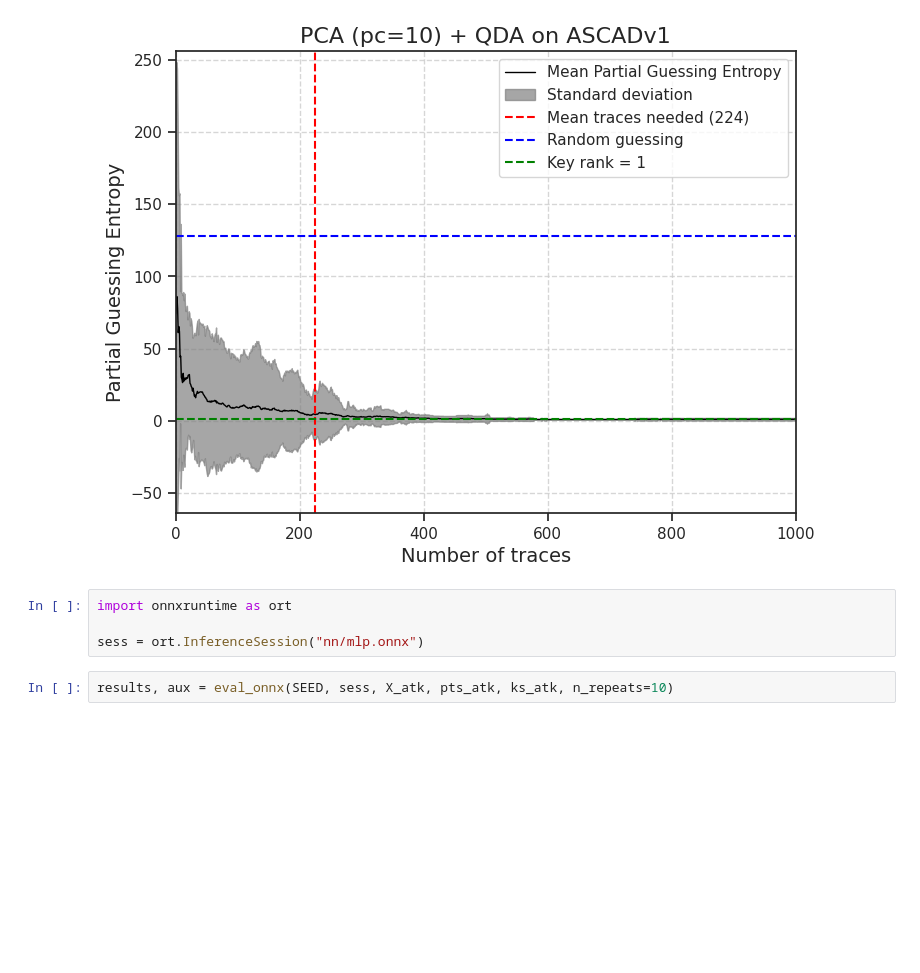
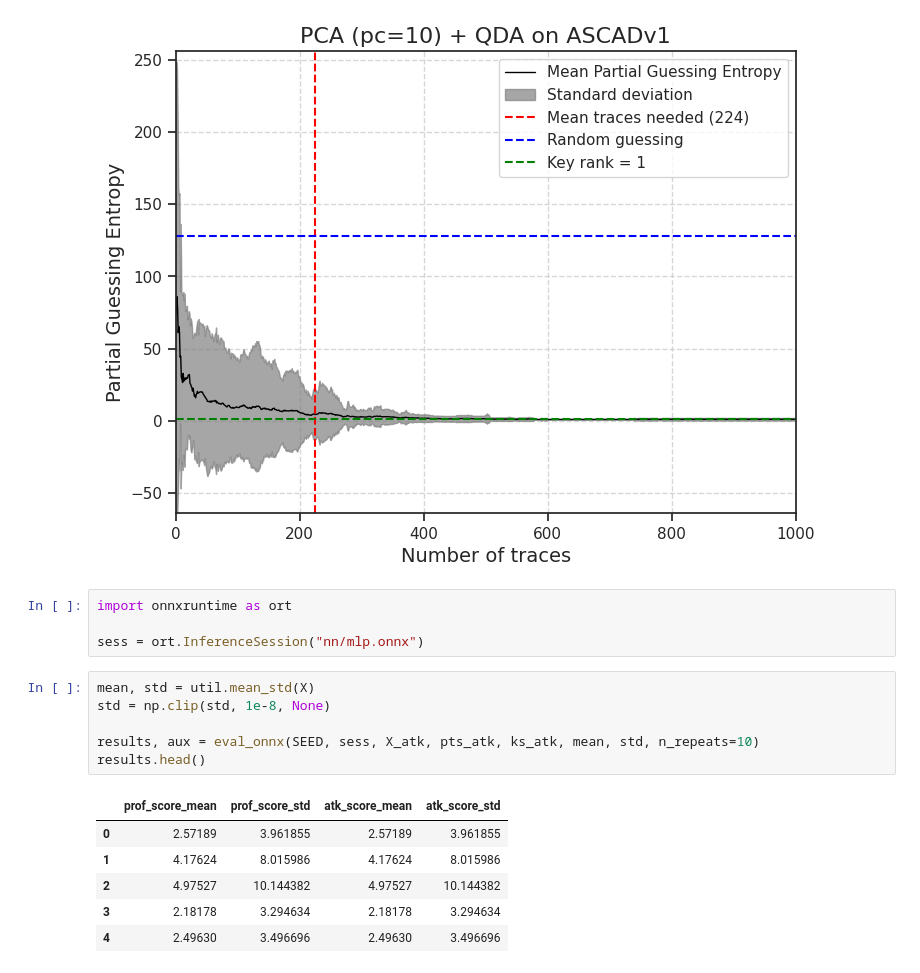
Before and after one commit to pzarczynski/SCA, a Jupyter notebook: notebooks/09.ipynb, the cells around one changed output. Saved outputs shown, nothing was run; the diff lists cells and outputs as text; blank space fills up the shorter version.

```diff
--- a/notebooks/09.ipynb
+++ b/notebooks/09.ipynb
@@ -106,7 +106,18 @@ import onnxruntime as ort
 
 sess = ort.InferenceSession("nn/mlp.onnx")
 # %%
-results, aux = eval_onnx(SEED, sess, X_atk, pts_atk, ks_atk, n_repeats=10)
+mean, std = util.mean_std(X)
+std = np.clip(std, 1e-8, None)
+
+results, aux = eval_onnx(SEED, sess, X_atk, pts_atk, ks_atk, mean, std, n_repeats=10)
+results.head()
+# %% [output]
+|  | prof_score_mean | prof_score_std | atk_score_mean | atk_score_std |
+| 0 | 2.57189 | 3.961855 | 2.57189 | 3.961855 |
+| 1 | 4.17624 | 8.015986 | 4.17624 | 8.015986 |
+| 2 | 4.97527 | 10.144382 | 4.97527 | 10.144382 |
+| 3 | 2.18178 | 3.294634 | 2.18178 | 3.294634 |
+| 4 | 2.49630 | 3.496696 | 2.49630 | 3.496696 |
 # %%
 mr_atk = np.array([a[0] for a in aux[1]])
 frs = [int(a[1]) for a in aux[1]]
```
Also changed, not shown: parts of 1 cell of this notebook, 33 other files.
